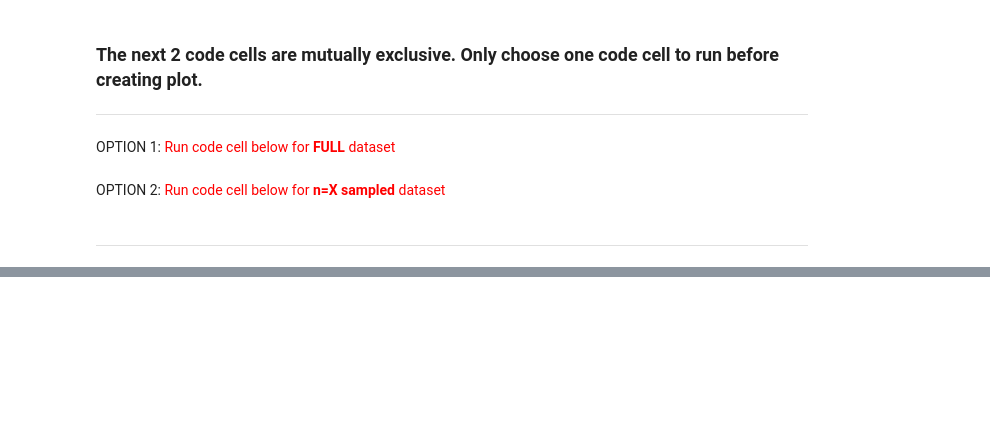
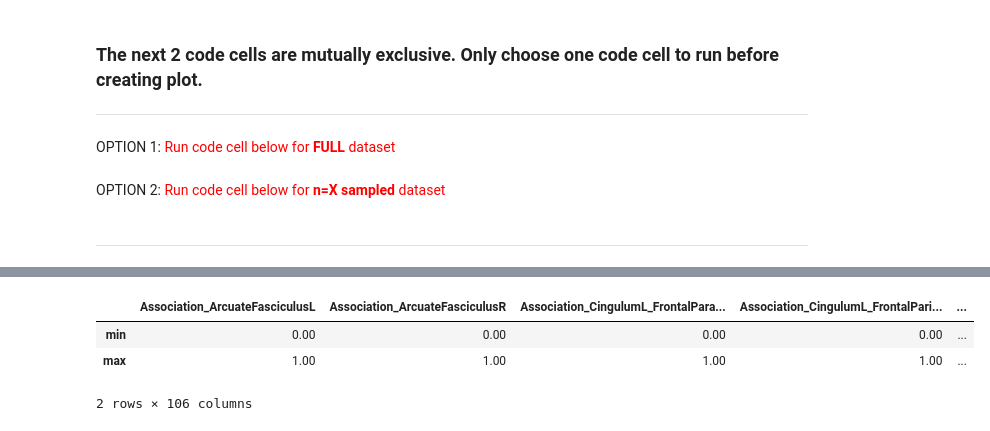
Before and after one commit to manovarmani/tractography, a Jupyter notebook: longitudinal-analysis/longitudinal.ipynb, the cells around one changed output, grey strips where cells are left out. Saved outputs shown, nothing was run; the diff lists cells and outputs as text; code cells hidden in the pictures; blank space fills up the shorter version.

```diff
--- a/longitudinal-analysis/longitudinal.ipynb
+++ b/longitudinal-analysis/longitudinal.ipynb
@@ -63,0 +68,11 @@ combined_data = pd.concat([data_baseline_long, data_2yr_long], ignore_index=True
+# %%
+#insert new column after ID column
+data_baseline.insert(1, 'TIME', 'baseline')
+data_2yr.insert(1, 'TIME', '2yr')
+data_4yr.insert(1, 'TIME', '4yr')
+
+data_baseline['TIME'] = 0
+data_2yr['TIME'] = 2
+data_4yr['TIME'] = 4
+
+combined_data = pd.concat([data_baseline, data_2yr, data_4yr], ignore_index=True)
@@ -79,2 +83,12 @@ combined_data = pd.concat([sampled_baseline_long, sampled_2yr_long], ignore_inde
+# %%
+sampled_baseline = data_baseline.sample(n=100, random_state=42)
+sampled_2yr = data_2yr[data_2yr['ID'].isin(sampled_baseline['ID'])]
+sampled_4yr = data_4yr[data_4yr['ID'].isin(sampled_baseline['ID'])]
+
+sampled_baseline['TIME'] = 0
+sampled_2yr['TIME'] = 2
+sampled_4yr['TIME'] = 4
+
+combined_data = pd.concat([sampled_baseline, sampled_2yr, sampled_4yr], ignore_index=True)
 # %% [markdown]
 __________
@@ -97,0 +113,24 @@ plt.show()
+# %%
+df = combined_data
+
+robust_min = df.iloc[:, 2:].quantile(0.01)
+robust_max = df.iloc[:, 2:].quantile(0.99)
+
+df.iloc[:, 2:] = (df.iloc[:, 2:] - robust_min) / (robust_max - robust_min)
+
+df.iloc[:, 2:] = df.iloc[:, 2:].clip(lower=0, upper=1)
+
+fts_min_max = df.iloc[:, 2:].agg(['min', 'max'])
+
+assert (fts_min_max.loc['min'] >= 0).all(), "Some minimum values are below 0."
+assert (fts_min_max.loc['max'] <= 1).all(), "Some maximum values are above 1."
+
+pd.options.display.float_format = '{:.2f}'.format
+
+data = Data.from_dataframe(df)
+fts_min_max
+# %% [output]
+|  | Association_ArcuateFasciculusL | Association_ArcuateFasciculusR | Association_CingulumL_FrontalPara... | Association_CingulumL_FrontalPari... | ... |
+| min | 0.00 | 0.00 | 0.00 | 0.00 | ... |
+| max | 1.00 | 1.00 | 1.00 | 1.00 | ... |
+2 rows × 106 columns
```
Also changed, not shown: parts of 13 cells of this notebook.
